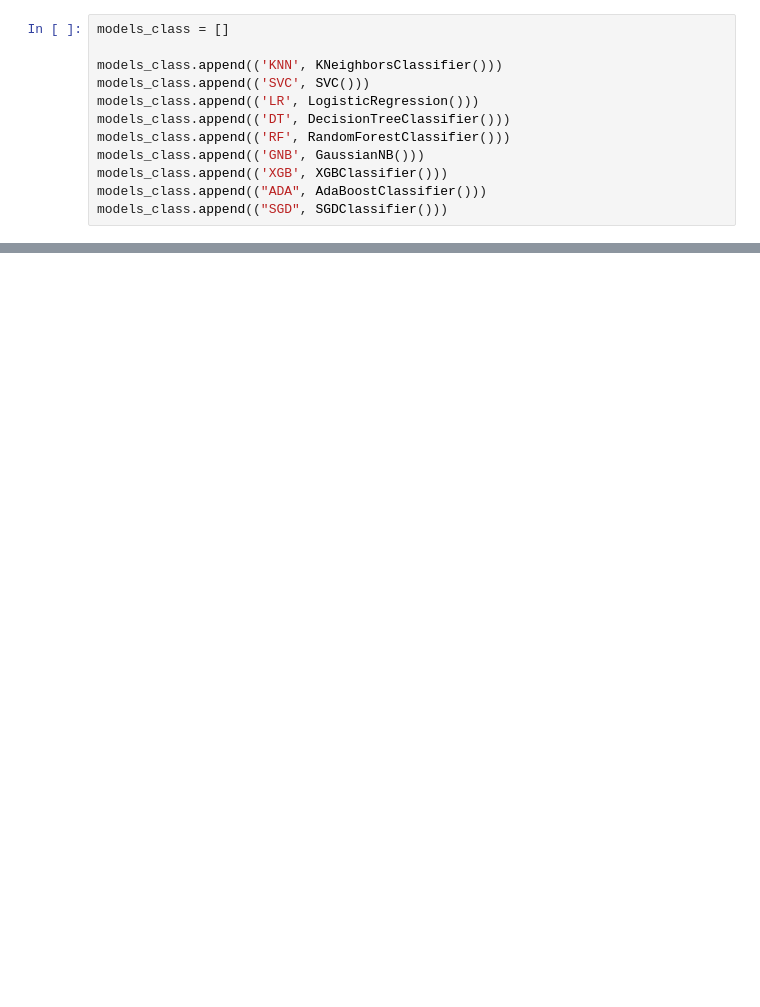
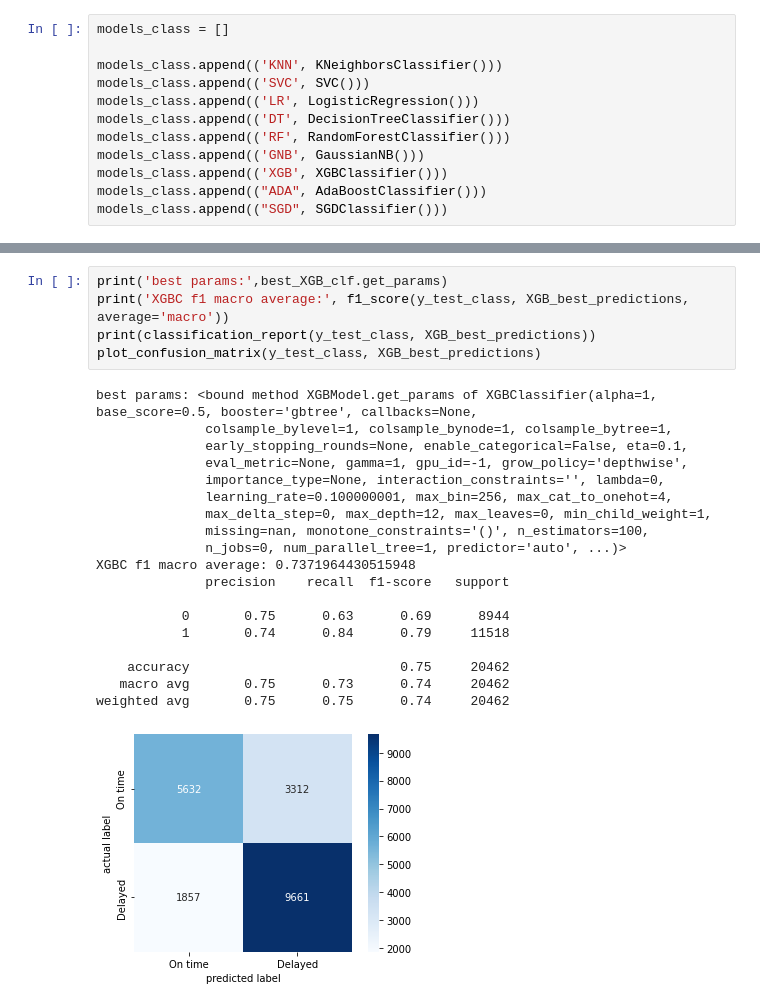
Before and after one commit to MalinSoetbeer/flight_delayed_challenge, a Jupyter notebook: modeling_malte.ipynb, the cells around one changed output, grey strips where cells are left out. Cells and saved outputs as stored; diff of their text form; blank space fills up the shorter version.

```diff
--- a/modeling_malte.ipynb
+++ b/modeling_malte.ipynb
@@ -192,0 +425,25 @@ models_reg.append(("SGD", SGDRegressor()))
+# %%
+print('best params:',best_XGB_clf.get_params)
+print('XGBC f1 macro average:', f1_score(y_test_class, XGB_best_predictions, average='macro'))
+print(classification_report(y_test_class, XGB_best_predictions))
+plot_confusion_matrix(y_test_class, XGB_best_predictions)
+# %% [output]
+best params: <bound method XGBModel.get_params of XGBClassifier(alpha=1, base_score=0.5, booster='gbtree', callbacks=None,
+              colsample_bylevel=1, colsample_bynode=1, colsample_bytree=1,
+              early_stopping_rounds=None, enable_categorical=False, eta=0.1,
+              eval_metric=None, gamma=1, gpu_id=-1, grow_policy='depthwise',
+              importance_type=None, interaction_constraints='', lambda=0,
+              learning_rate=0.100000001, max_bin=256, max_cat_to_onehot=4,
+              max_delta_step=0, max_depth=12, max_leaves=0, min_child_weight=1,
+              missing=nan, monotone_constraints='()', n_estimators=100,
+              n_jobs=0, num_parallel_tree=1, predictor='auto', ...)>
+XGBC f1 macro average: 0.7371964430515948
+              precision    recall  f1-score   support
+
+           0       0.75      0.63      0.69      8944
+           1       0.74      0.84      0.79     11518
+
+    accuracy                           0.75     20462
+   macro avg       0.75      0.73      0.74     20462
+weighted avg       0.75      0.75      0.74     20462
+[figure, added]
```
Also changed, not shown: parts of 19 cells of this notebook, 12 other files.
